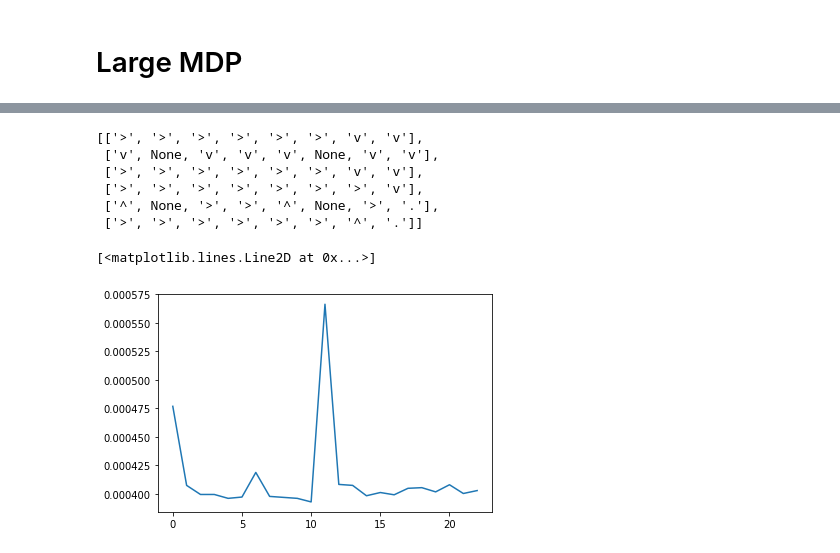
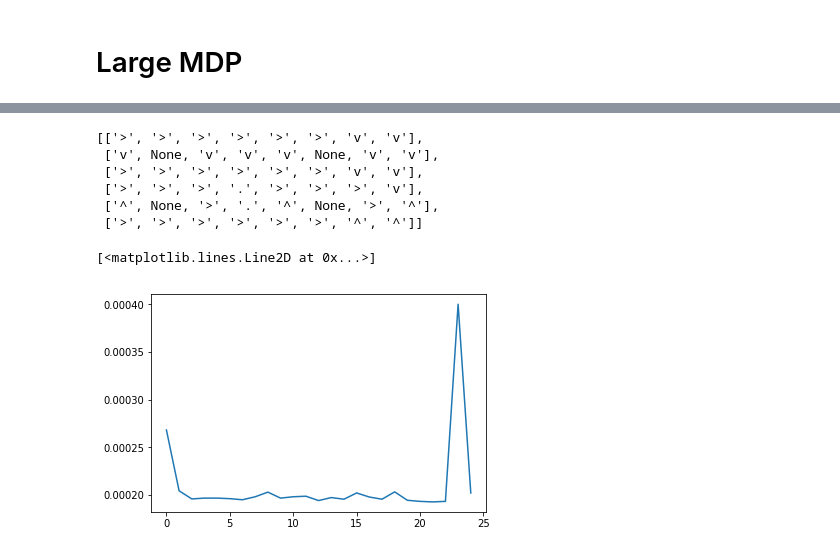
Before and after one commit to nshea3/ml_notebooks_p4, a Jupyter notebook: aimacode_mdp.ipynb, the cells around one changed output, grey strips where cells are left out. Cells and saved outputs as stored; diff of their text form; code cells hidden in the pictures.

```diff
--- a/aimacode_mdp.ipynb
+++ b/aimacode_mdp.ipynb
@@ -199,7 +351,7 @@ Text(0,0.5,'Time (s)')
 # %% [markdown]
 # Large MDP
 # %%
-gridmdp = GridMDP([[-0.04, -0.04, -0.04, -0.04, -0.04, -0.04, -0.04, -0.04],
+gridmdp_large = GridMDP([[-0.04, -0.04, -0.04, -0.04, -0.04, -0.04, -0.04, -0.04],
                    [-0.04, None, -0.04, -0.04, -0.04, None, -0.04, -0.04],
                    [-0.04, -0.04, -0.04, -0.04, -0.04, -0.04, -0.04, -0.04],
                    [-0.04, -0.04, -0.04, -0.04, -0.04, -0.04, -0.04, -0.04],
@@ -209,16 +506,16 @@ gridmdp = GridMDP([[-0.04, -0.04, -0.04, -0.04, -0.04, -0.04, -0.04, -0.04],
 # %%
-pi = best_policy(gridmdp, value_iteration(gridmdp, .01)[0])
+pi = best_policy(gridmdp, value_iteration(gridmdp_large, .01)[0])
 gridmdp.to_arrows(pi)
 # %% [output]
 [['>', '>', '>', '>', '>', '>', 'v', 'v'],
  ['v', None, 'v', 'v', 'v', None, 'v', 'v'],
  ['>', '>', '>', '>', '>', '>', 'v', 'v'],
- ['>', '>', '>', '>', '>', '>', '>', 'v'],
- ['^', None, '>', '>', '^', None, '>', '.'],
- ['>', '>', '>', '>', '>', '>', '^', '.']]
+ ['>', '>', '>', '.', '>', '>', '>', 'v'],
+ ['^', None, '>', '.', '^', None, '>', '^'],
+ ['>', '>', '>', '>', '>', '>', '^', '^']]
 # %%
-U_vi, vi_iter_time, deltas = value_iteration(gridmdp)
+U_vi, vi_iter_time, deltas = value_iteration(gridmdp_large)
 plt.plot(vi_iter_time)
 # %% [output]
 [<matplotlib.lines.Line2D at 0x...>]
-[figure, old version]
+[figure, new version]
```
Also changed, not shown: parts of 33 cells of this notebook.
